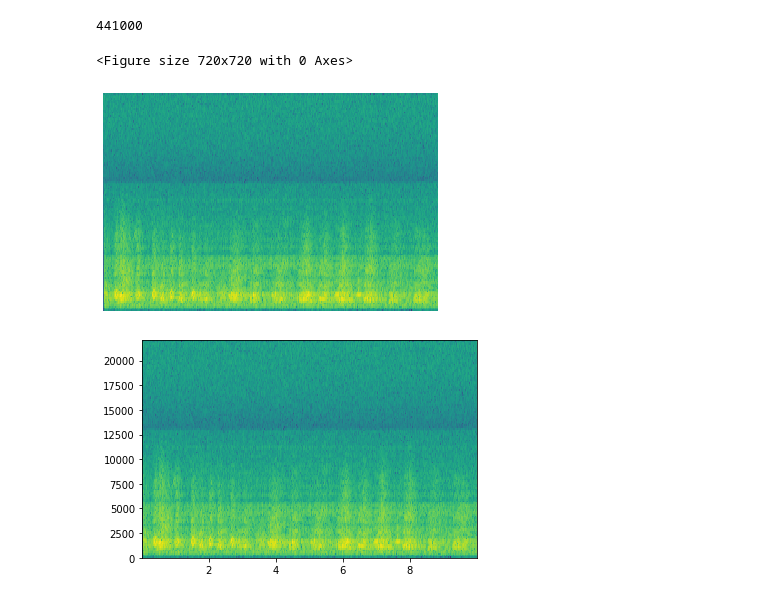
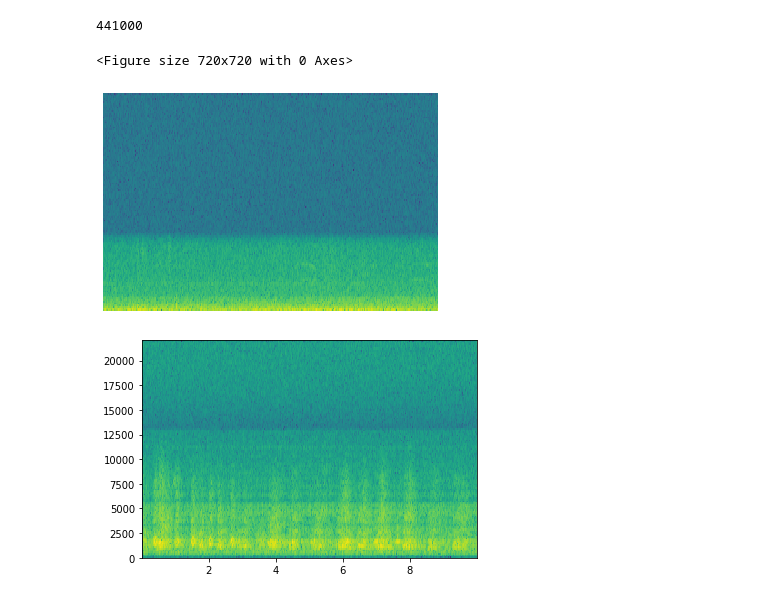
Before and after one commit to ptizei/iNaturalistDatasetGenerator, a Jupyter notebook: MakeSpectrogram/MakeSpectrogram-IMG.ipynb, the cells around one changed output. Cells and saved outputs as stored; diff of their text form; code cells hidden in the pictures.

```diff
--- a/MakeSpectrogram/MakeSpectrogram-IMG.ipynb
+++ b/MakeSpectrogram/MakeSpectrogram-IMG.ipynb
@@ -28,38 +30,35 @@ cur_call.sample_freq
 # %% [output]
 44100
 # %%
-window_dur = 10
-slide_step = 3
+
 num_points_in_window = window_dur * cur_call.sample_freq
 start_point = 0
 end_point = start_point + num_points_in_window
-
-data_to_plot = cur_call.signal_data[start_point:end_point]
-len(data_to_plot)
-start_point += (slide_step * window_dur)
-end_point += (slide_step * window_dur)
+i = 0
+while end_point < len(cur_call.signal_data):
+    data_to_plot = cur_call.signal_data[start_point:end_point
+    #call plot function here
+    start_point += (slide_step * window_dur)
+    end_point += (slide_step * window_dur)
+    data_to_plot = cur_call.signal_data[start_point:end_point]
+    i += 1
 # %% [output]
 441000
 # %%
-# Read the wav file (mono)
+#make this into a function, with Call object, path, file, and i as paramters
 
-samplingFrequency, signalData = wavfile.read("Raven.wav")
-
-# Plot the signal read from wav file
+file_to_create = pathToSubDir / (file.stem+'-'+(str(i)+'.png'))
 plt.figure(figsize=(10,10))
-
 fig = plt.figure()
 ax=fig.add_subplot(1,1,1)
-plt.specgram(signalData[:],Fs=samplingFrequency)
+plt.specgram(data_to_plot[:],Fs=cur_sample_freq)
 plt.axis('off')
 extent = ax.get_window_extent().transformed(fig.dpi_scale_trans.inverted())
-plt.savefig('raventest.png', bbox_inches=extent)
-#plt.xlabel('Time')
 
-#plt.ylabel('Frequency - Raven')
+plt.savefig(file_to_create, bbox_inches=extent)
 # %% [output]
 <Figure size 720x720 with 0 Axes>
-[figure, old version]
+[figure, new version]
 # %%
 ax = plt.specgram(signalData[:],Fs=samplingFrequency)
 # %% [output]
```
Also changed, not shown: parts of 3 cells of this notebook, 1 other file.
